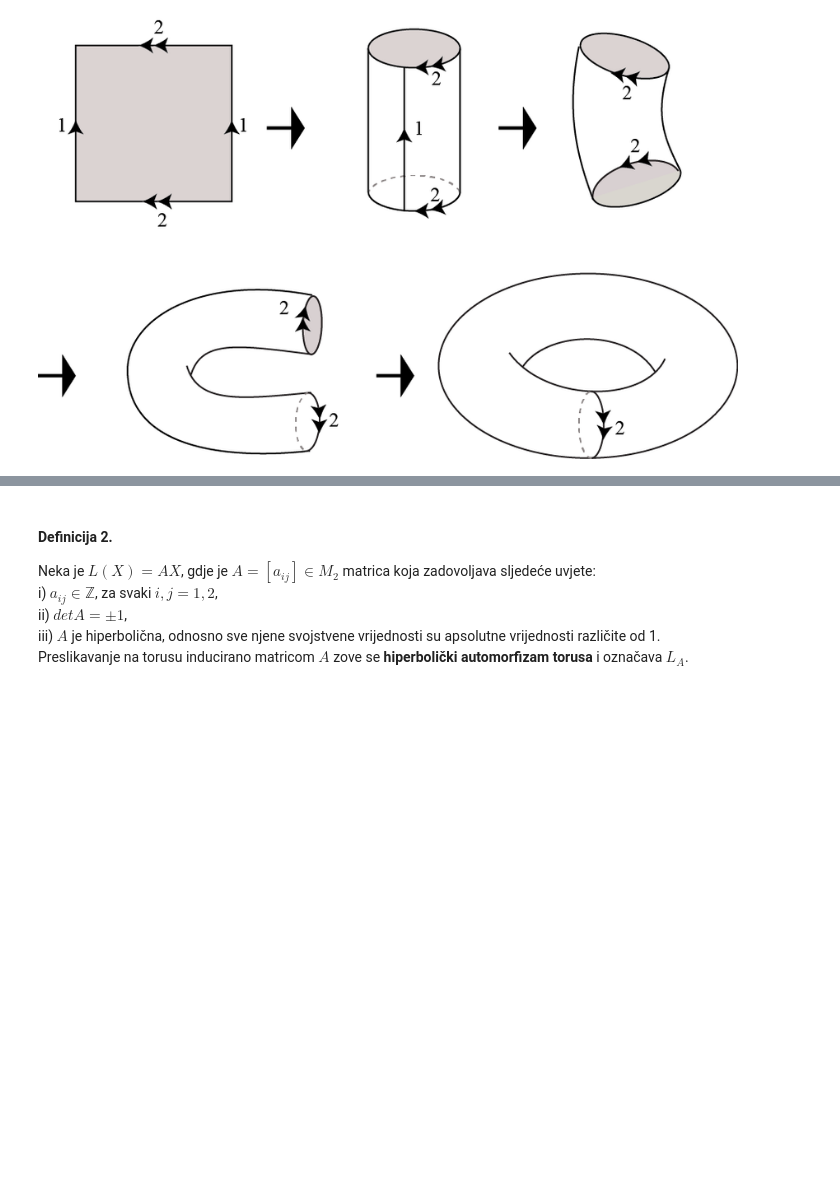
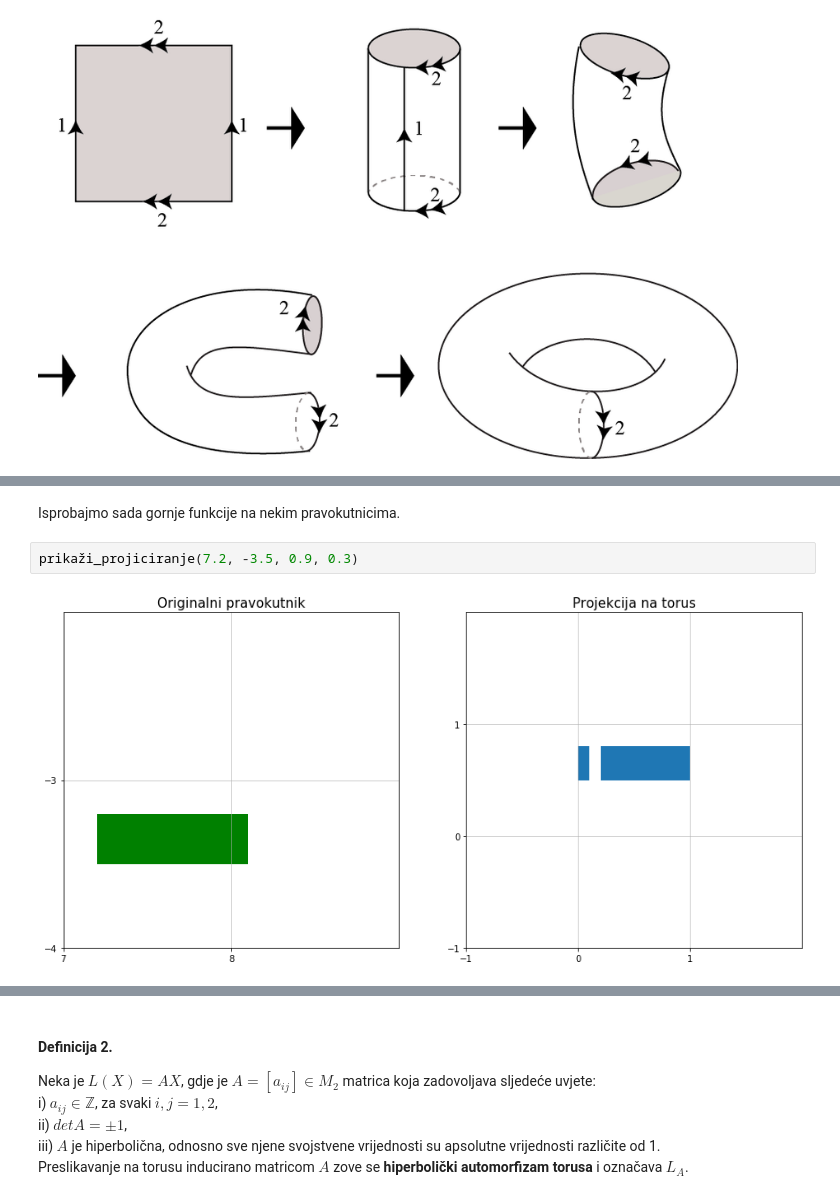
Before and after one commit to vanneva/Mathematical_Software__Arnolds_Cat, a Jupyter notebook: Arnoldova_macka.ipynb, the cells around one changed output, grey strips where cells are left out. Drawn from its saved outputs; the diff is of its cells as text; blank space fills up the shorter version.

```diff
--- a/Arnoldova_macka.ipynb
+++ b/Arnoldova_macka.ipynb
@@ -38,0 +106,6 @@ display(Image(website, width=700, unconfined=True))
+# %% [markdown]
+Isprobajmo sada gornje funkcije na nekim pravokutnicima.
+# %%
+prikaži_projiciranje(7.2, -3.5, 0.9, 0.3)
+# %% [output]
+[figure, added]
```
Also changed, not shown: parts of 11 cells of this notebook.
